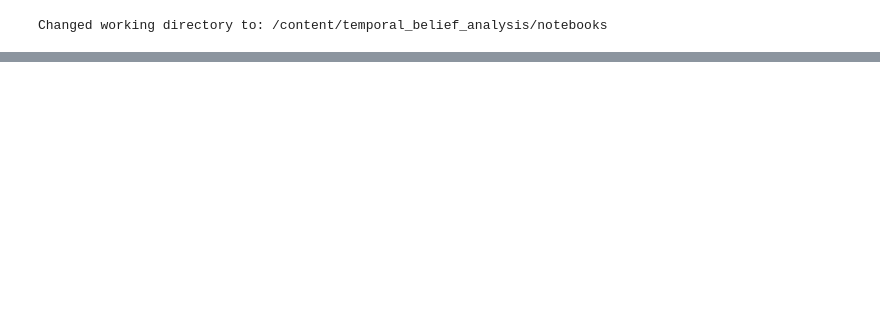
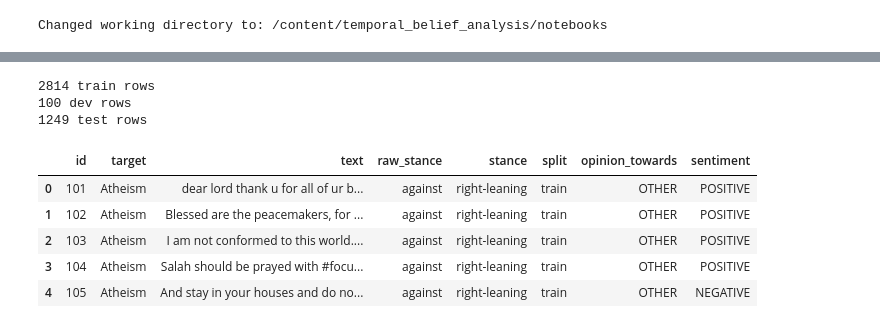
Before and after one commit to Sharp-4rth/temporal_belief_analysis, a Jupyter notebook: notebooks/bert_fine_tuning.ipynb, the cells around one changed output, grey strips where cells are left out. Saved outputs shown, nothing was run; the diff lists cells and outputs as text; code cells hidden in the pictures; blank space fills up the shorter version.

```diff
--- a/notebooks/bert_fine_tuning.ipynb
+++ b/notebooks/bert_fine_tuning.ipynb
@@ -460,0 +789,19 @@ Confusion matrix (rows=true, cols=pred):
+# %%
+# How many rows in each split?
+print(len(train_df), "train rows")
+print(len(dev_df), "dev rows")
+if maybe_test:
+    print(len(maybe_test[0]), "test rows")
+
+# Peek at first few rows
+train_df.head()
+# %% [output]
+2814 train rows
+100 dev rows
+1249 test rows
+|  | id | target | text | raw_stance | stance | split | opinion_towards | sentiment |
+| 0 | 101 | Atheism | dear lord thank u for all of ur b... | against | right-leaning | train | OTHER | POSITIVE |
+| 1 | 102 | Atheism | Blessed are the peacemakers, for ... | against | right-leaning | train | OTHER | POSITIVE |
+| 2 | 103 | Atheism | I am not conformed to this world.... | against | right-leaning | train | OTHER | POSITIVE |
+| 3 | 104 | Atheism | Salah should be prayed with #focu... | against | right-leaning | train | OTHER | POSITIVE |
+| 4 | 105 | Atheism | And stay in your houses and do no... | against | right-leaning | train | OTHER | NEGATIVE |
```
Also changed, not shown: parts of 17 cells of this notebook.
